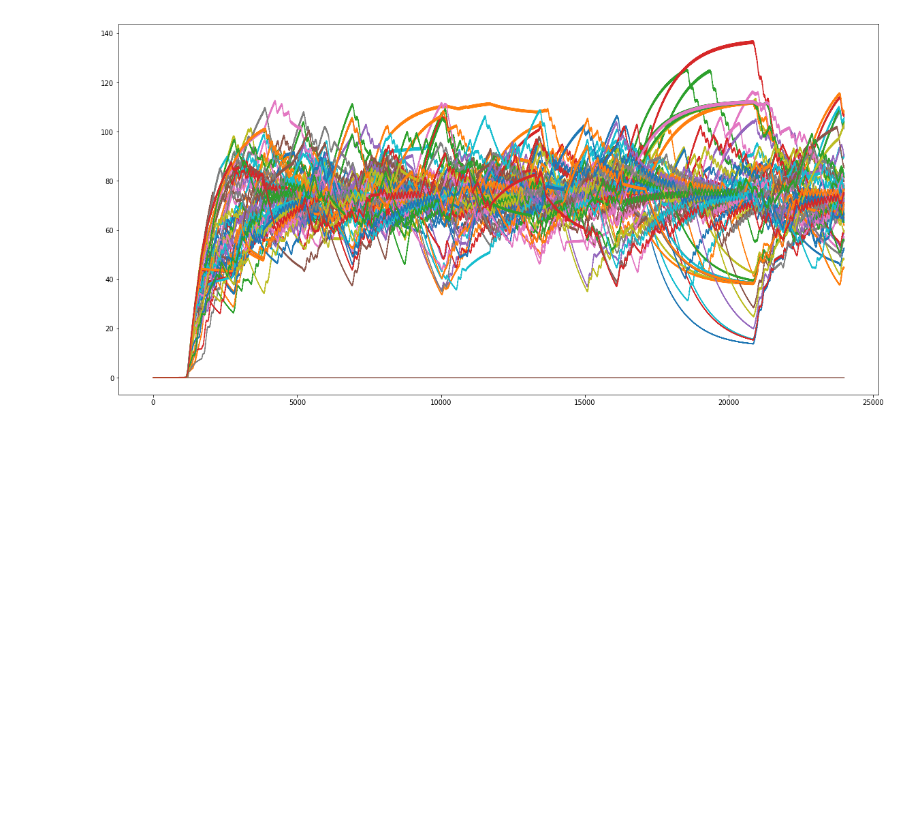
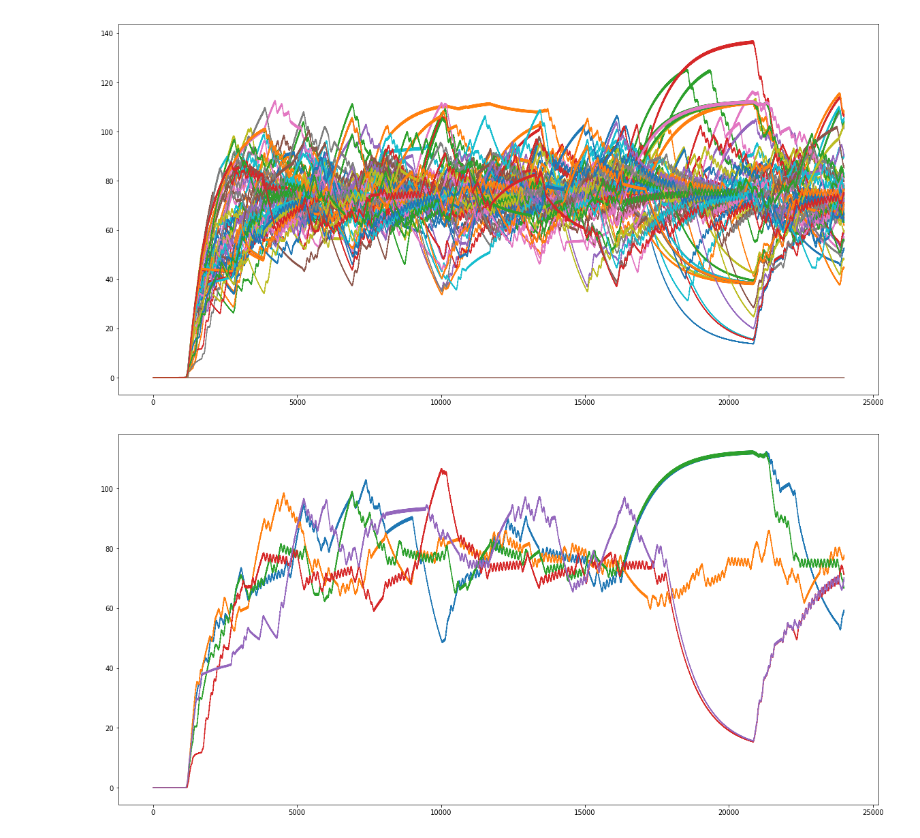
Before and after one commit to dkaravaev/neurodyn, a Jupyter notebook: Original.ipynb, the cells around one changed output. Saved outputs shown, nothing was run; the diff lists cells and outputs as text; code cells hidden in the pictures; blank space fills up the shorter version.

```diff
--- a/Original.ipynb
+++ b/Original.ipynb
@@ -46,3 +46,13 @@ for i in range(N):
 plt.show()
 # %% [output]
 [figure]
+# %%
+plt.figure(figsize=(20, 10))
+plt.plot(results['W'][5, 14])
+plt.plot(results['W'][5, 15])
+plt.plot(results['W'][5, 22])
+plt.plot(results['W'][5, 13])
+plt.plot(results['W'][5, 9])
+plt.show()
+# %% [output]
+[figure, added]
```
Also changed, not shown: parts of 20 cells of this notebook, 1 other file.
